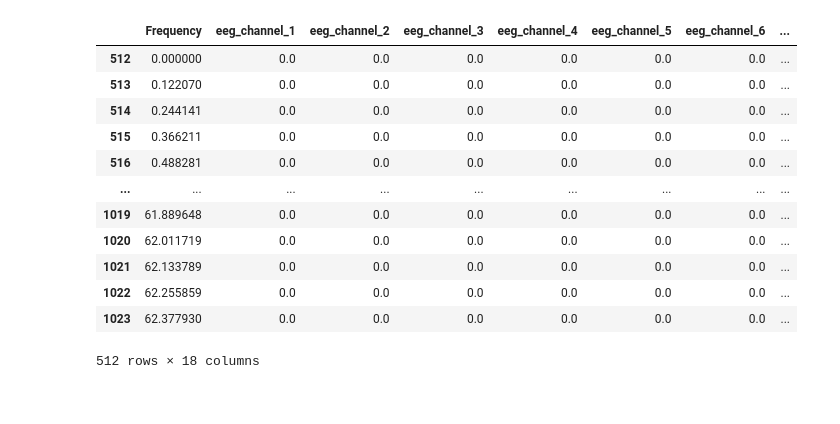
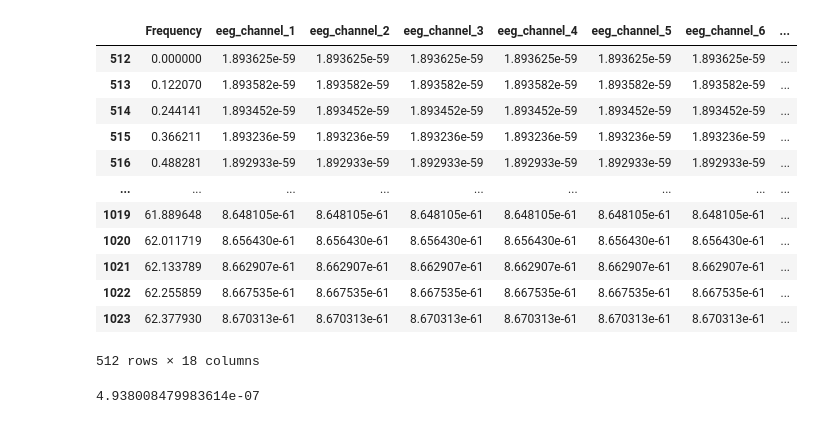
Before and after one commit to nateGeorge/openbci_laryngeal_imagery, a Jupyter notebook: code/testing/EEG_Explorer.ipynb, the cells around one changed output. Cells and saved outputs as stored; diff of their text form; code cells hidden in the pictures.

```diff
--- a/code/testing/EEG_Explorer.ipynb
+++ b/code/testing/EEG_Explorer.ipynb
@@ -71,7 +71,7 @@ class session():
         if test_fq > 0:
             if test_fq < self.fs/2:
                 self.test_fq = test_fq
-                self.data_chns[str(test_fq)+'_Hz_test_fq'] = [np.sin(2*np.pi*(i/self.fs*test_fq)) for i in range(len(self.data_chns))]
+                self.data_chns[str(test_fq)+'_Hz_test_fq'] = [np.sin(test_fq*2*np.pi*i/self.fs) for i in range(len(self.data_chns))]
                 self.fft[str(test_fq)+'_Hz_test_fq'] = (np.real(np.fft.fft(self.data_chns[str(test_fq)+'_Hz_test_fq'], n=NFFT))**2)[:NFFT//2]
             else:
                 print('WARNING: The test frequency is too high to be detected at a sample rate of '+str(self.fs)+' Hz.')
@@ -79,6 +79,14 @@ class session():
 
     def plot(self, ver='', chns=[]):
         # Plot the data in different helpful ways
+        # Versions:
+        #    pick-channels
+        #    all-chns-in-one
+        #    chn-grid
+        #    fq
+        #    fq-old
+        #    test-fft
+
         if ver == 'pick-channels':
             fig = go.Figure(layout=go.Layout(title=go.layout.Title(text=str(len(chns)) + ' EEG Channels')
                         ))
@@ -164,10 +172,22 @@ class session():
                 fig.show()
 
         if ver == 'test-fft':
+            n =len(S1.data_chns)
+
+            X = np.linspace(0, n/self.fs, n)
+#             Y = [np.sin(21*(2*np.pi)*i/S1.fs) for i in X]
+            Y = [np.sin(self.test_fq*2*np.pi*i) for i in X]
+            tst = df({'X':X, 'Y':Y})
+            fig = go.Figure()
+            fig.add_trace(go.Scatter(x=tst['X'], y=tst['Y'],
+                                    mode='lines',
+                                    name='Test Frequency (' + str(self.test_fq) + ' Hz)'))
+            fig.show()
+
             fig = go.Figure()
             fig.add_trace(go.Scatter(x=self.fft['Frequency'], y=self.fft[str(self.test_fq)+'_Hz_test_fq'],
                                      mode='lines',
-                                     name=str(self.test_fq)+'_Hz_test_fq'))
+                                     name='Test Frequency (' + str(self.test_fq) + ' Hz)'))
             fig.show()
 
 
@@ -175,23 +195,30 @@ class session():
 
     def preprocess(self, hpf=0, lpf=0, rmv_avg=False, inplace=True):
         # Handle preprocessing to create a dataframe of processed data
+        # Scale the data from -1 to 1
         # High-pass filter = hpf
         # Low-pass filter = lpf
         # Remove Average = rmv_avg
 
+        # first_mod = True
+
         self.proc_data_chns = pd.DataFrame()
         self.proc_data_chns['Time'] = self.data_chns['Time']
 
+        self.s_factor = S1.data_chns.drop(columns=S1.data_chns.keys()[17:]).drop(columns='Time').max().max() # max val for all chns
+        for i in range(self.n_chns):
+            self.proc_data_chns['eeg_channel_'+str(i+1)] = self.data_chns['eeg_channel_'+str(i+1)].div(self.s_factor)
+
         if rmv_avg:
             for i in range(self.n_chns):
-                self.data_chns['eeg_channel_'+str(i+1)] = self.data_chns['eeg_channel_'+str(i+1)] - np.mean(self.data_chns['eeg_channel_'+str(i+1)])
-                print(np.mean(self.data_chns['eeg_channel_'+str(i+1)]))
+                self.proc_data_chns['eeg_channel_'+str(i+1)] = self.proc_data_chns['eeg_channel_'+str(i+1)] - np.mean(self.proc_data_chns['eeg_channel_'+str(i+1)])
+#                 print(np.mean(self.data_chns['eeg_channel_'+str(i+1)]))
 
 
         if lpf > 0 and hpf > 0:
             for i in range(self.n_chns):
                 b, a = signal.butter(2, lpf, 'low', fs=self.fs)
-                self.proc_data_chns['eeg_channel_'+str(i+1)] = signal.filtfilt(b, a, self.data_chns['eeg_channel_'+str(i+1)])
+                self.proc_data_chns['eeg_channel_'+str(i+1)] = signal.filtfilt(b, a, self.proc_data_chns['eeg_channel_'+str(i+1)])
 
                 b, a = signal.butter(2, hpf, 'high', fs=self.fs)
                 self.proc_data_chns['eeg_channel_'+str(i+1)] = signal.filtfilt(b, a, self.proc_data_chns['eeg_channel_'+str(i+1)])
@@ -199,11 +226,11 @@ class session():
         elif lpf > 0:
             for i in range(self.n_chns):
                 b, a = signal.butter(2, lpf, 'low', fs=self.fs)
-                self.proc_data_chns['eeg_channel_'+str(i+1)] = signal.filtfilt(b, a, self.data_chns['eeg_channel_'+str(i+1)])
+                self.proc_data_chns['eeg_channel_'+str(i+1)] = signal.filtfilt(b, a, self.proc_data_chns['eeg_channel_'+str(i+1)])
         elif hpf > 0:
             for i in range(self.n_chns):
                 b, a = signal.butter(2, hpf, 'high', fs=self.fs)
-                self.proc_data_chns['eeg_channel_'+str(i+1)] = signal.filtfilt(b, a, self.data_chns['eeg_channel_'+str(i+1)])
+                self.proc_data_chns['eeg_channel_'+str(i+1)] = signal.filtfilt(b, a, self.proc_data_chns['eeg_channel_'+str(i+1)])
 
 
         if inplace:
@@ -248,20 +258,25 @@ Removed data upto 1 seconds.
 1140 rows × 17 columns
 # %%
-S1.make_fft(test_fq=62)
+S1.make_fft(test_fq=10)
 S1.fft
 # %% [output]
 |  | Frequency | eeg_channel_1 | eeg_channel_2 | eeg_channel_3 | eeg_channel_4 | eeg_channel_5 | eeg_channel_6 | ... |
-| 512 | 0.000000 | 0.0 | 0.0 | 0.0 | 0.0 | 0.0 | 0.0 | ... |
-| 513 | 0.122070 | 0.0 | 0.0 | 0.0 | 0.0 | 0.0 | 0.0 | ... |
-| 514 | 0.244141 | 0.0 | 0.0 | 0.0 | 0.0 | 0.0 | 0.0 | ... |
-| 515 | 0.366211 | 0.0 | 0.0 | 0.0 | 0.0 | 0.0 | 0.0 | ... |
-| 516 | 0.488281 | 0.0 | 0.0 | 0.0 | 0.0 | 0.0 | 0.0 | ... |
+| 512 | 0.000000 | 1.893625e-59 | 1.893625e-59 | 1.893625e-59 | 1.893625e-59 | 1.893625e-59 | 1.893625e-59 | ... |
+| 513 | 0.122070 | 1.893582e-59 | 1.893582e-59 | 1.893582e-59 | 1.893582e-59 | 1.893582e-59 | 1.893582e-59 | ... |
+| 514 | 0.244141 | 1.893452e-59 | 1.893452e-59 | 1.893452e-59 | 1.893452e-59 | 1.893452e-59 | 1.893452e-59 | ... |
+| 515 | 0.366211 | 1.893236e-59 | 1.893236e-59 | 1.893236e-59 | 1.893236e-59 | 1.893236e-59 | 1.893236e-59 | ... |
+| 516 | 0.488281 | 1.892933e-59 | 1.892933e-59 | 1.892933e-59 | 1.892933e-59 | 1.892933e-59 | 1.892933e-59 | ... |
 | ... | ... | ... | ... | ... | ... | ... | ... | ... |
-| 1019 | 61.889648 | 0.0 | 0.0 | 0.0 | 0.0 | 0.0 | 0.0 | ... |
-| 1020 | 62.011719 | 0.0 | 0.0 | 0.0 | 0.0 | 0.0 | 0.0 | ... |
-| 1021 | 62.133789 | 0.0 | 0.0 | 0.0 | 0.0 | 0.0 | 0.0 | ... |
-| 1022 | 62.255859 | 0.0 | 0.0 | 0.0 | 0.0 | 0.0 | 0.0 | ... |
-| 1023 | 62.377930 | 0.0 | 0.0 | 0.0 | 0.0 | 0.0 | 0.0 | ... |
+| 1019 | 61.889648 | 8.648105e-61 | 8.648105e-61 | 8.648105e-61 | 8.648105e-61 | 8.648105e-61 | 8.648105e-61 | ... |
+| 1020 | 62.011719 | 8.656430e-61 | 8.656430e-61 | 8.656430e-61 | 8.656430e-61 | 8.656430e-61 | 8.656430e-61 | ... |
+| 1021 | 62.133789 | 8.662907e-61 | 8.662907e-61 | 8.662907e-61 | 8.662907e-61 | 8.662907e-61 | 8.662907e-61 | ... |
+| 1022 | 62.255859 | 8.667535e-61 | 8.667535e-61 | 8.667535e-61 | 8.667535e-61 | 8.667535e-61 | 8.667535e-61 | ... |
+| 1023 | 62.377930 | 8.670313e-61 | 8.670313e-61 | 8.670313e-61 | 8.670313e-61 | 8.670313e-61 | 8.670313e-61 | ... |
 512 rows × 18 columns
+# %%
+# test
+np.mean(S1.data_chns['eeg_channel_7'])
+# %% [output]
+4.938008479983614e-07
 # %%
 # plot
```
Also changed, not shown: parts of 3 cells of this notebook.
